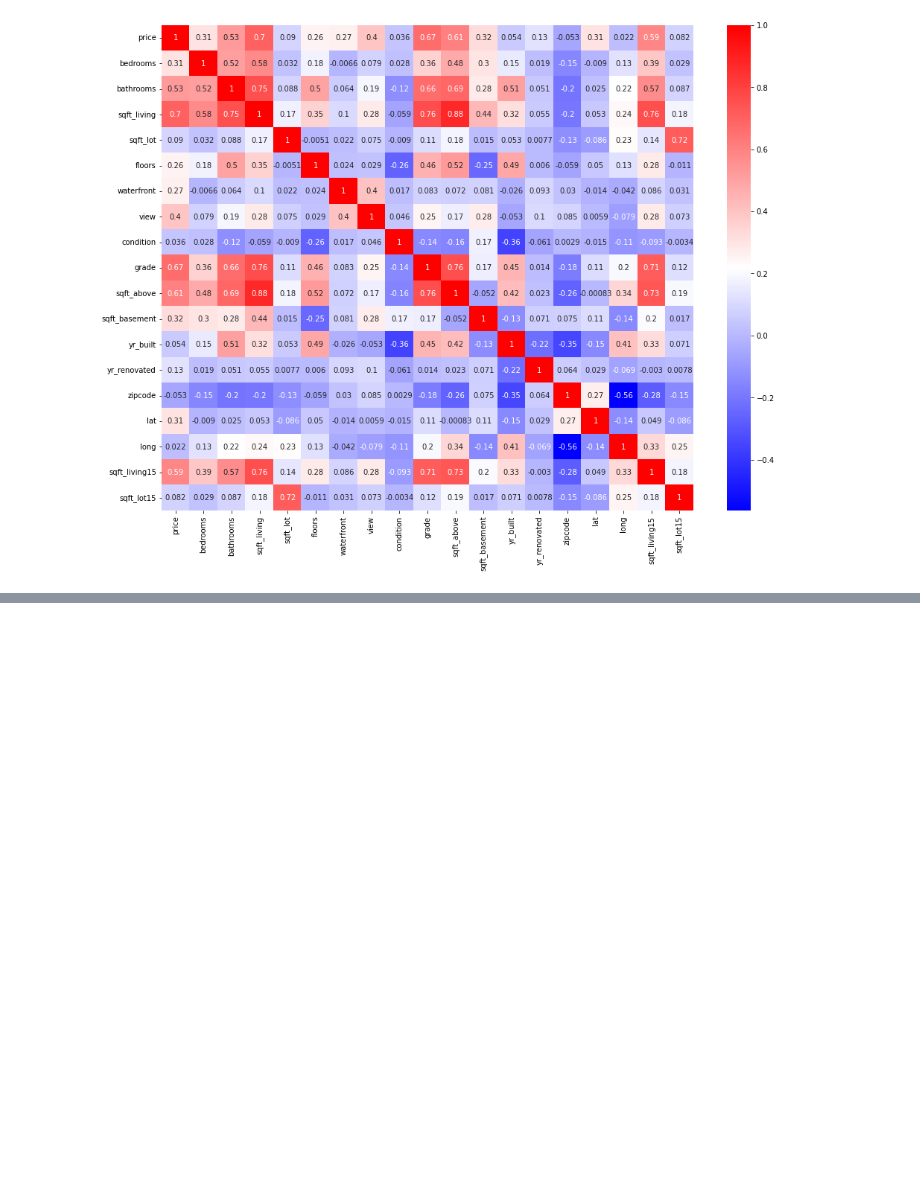
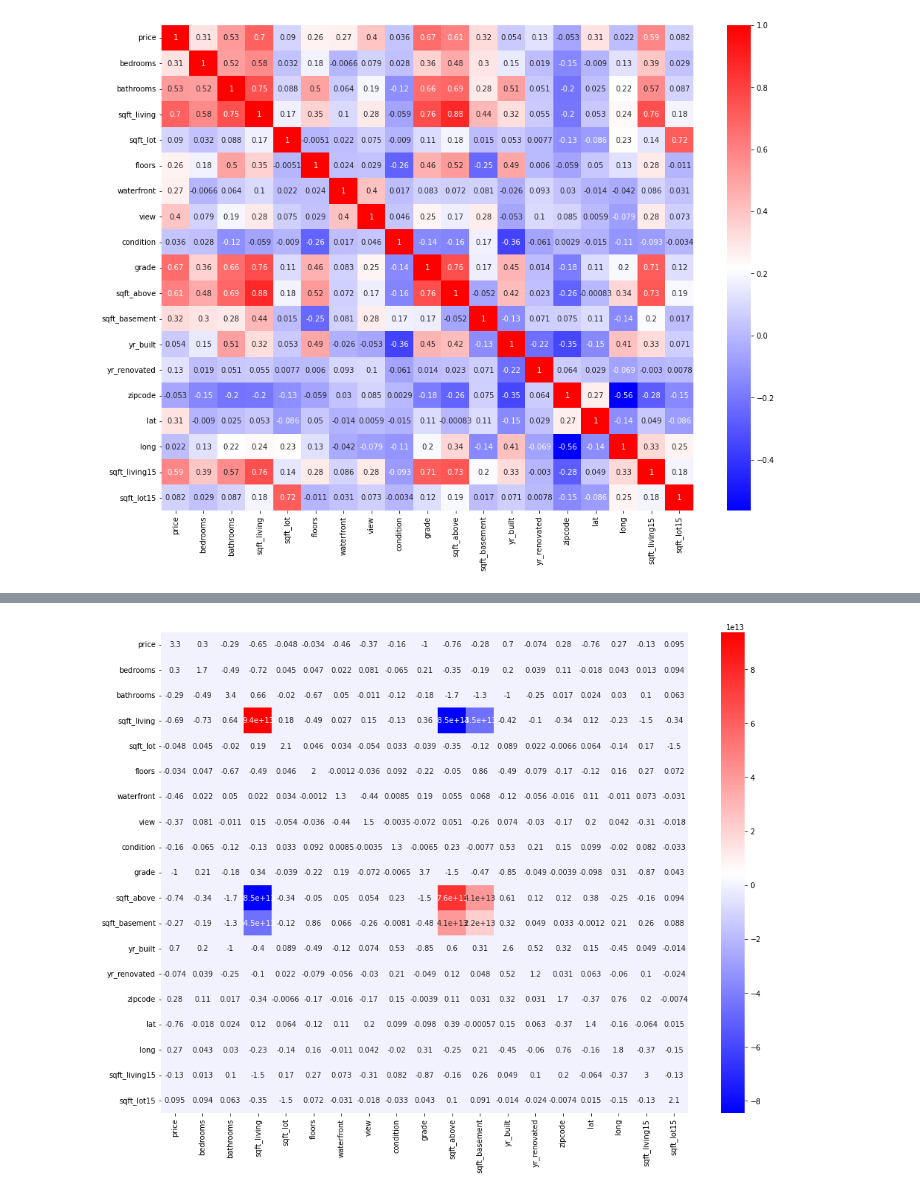
Before and after one commit to Mwadz/Hass-Consulting-Company, a Jupyter notebook: Regression_week_7.ipynb, the cells around one changed output, grey strips where cells are left out. Cells and saved outputs as stored; diff of their text form; code cells hidden in the pictures; blank space fills up the shorter version.

```diff
--- a/Regression_week_7.ipynb
+++ b/Regression_week_7.ipynb
@@ -401,0 +430,4 @@ from statsmodels.stats.outliers_influence import variance_inflation_factor
+# %%
+# defining a correlation matrix so we can generate the VIF
+corr = estate.corr()
+corr
@@ -401,0 +452,5 @@ from statsmodels.stats.outliers_influence import variance_inflation_factor
+# %%
+# generating the VIF
+#
+vif = pd.DataFrame(np.linalg.inv(corr.values), index = corr.index, columns=corr.columns)
+vif
@@ -401,0 +475,5 @@ from statsmodels.stats.outliers_influence import variance_inflation_factor
+# %%
+plt.figure(figsize=(16, 12))
+sns.heatmap(vif, cmap='bwr', annot=True);
+# %% [output]
+[figure, added]
```
Also changed, not shown: parts of 50 cells of this notebook.
